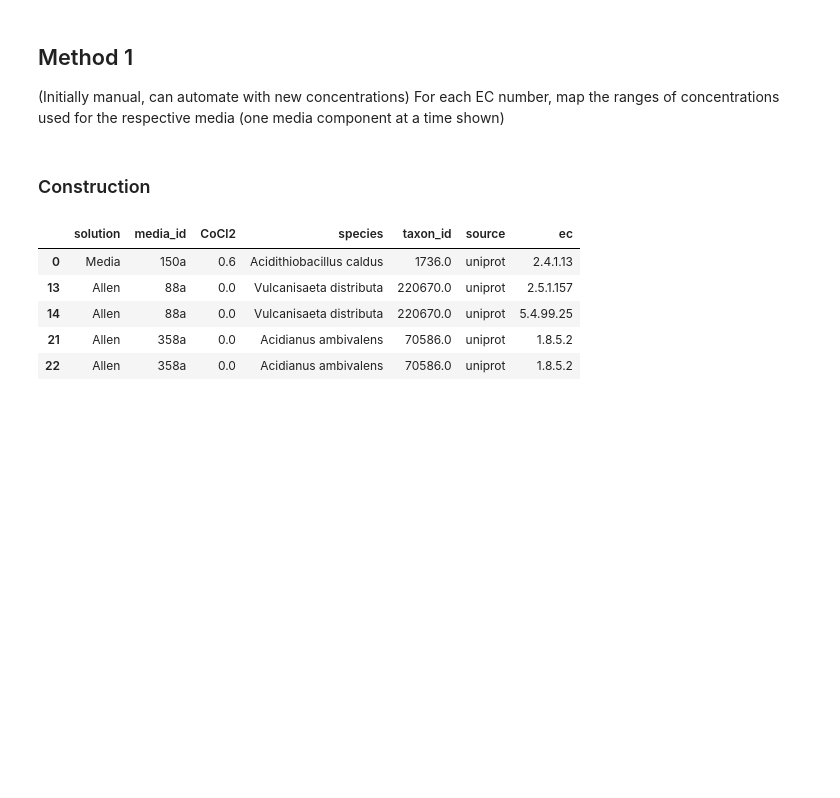
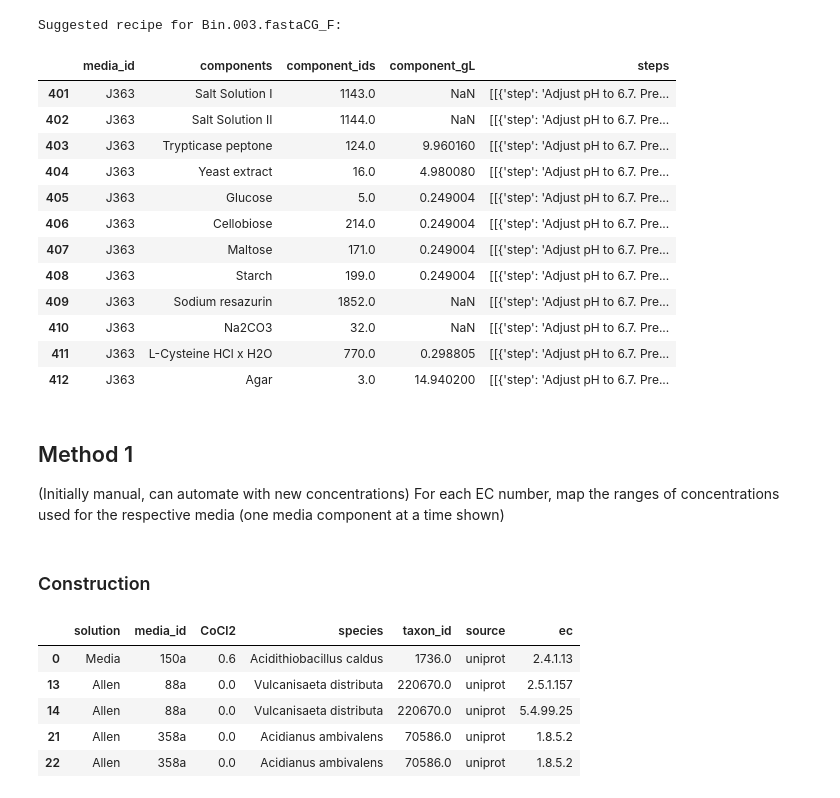
Before and after one commit to giovannellilab/media-prediction, a Jupyter notebook: notebooks/07-Concentration-Mapping.ipynb, the cells around one changed output. Cells and saved outputs as stored; diff of their text form; code cells hidden in the pictures; blank space fills up the shorter version.

Commit message:
Add single-neighbor media predictor

```diff
--- a/notebooks/07-Concentration-Mapping.ipynb
+++ b/notebooks/07-Concentration-Mapping.ipynb
@@ -8,0 +13,12 @@ DATA_DIR = "~/Desktop/code/data/"
+# %%
+# Model ouptut when K-Neighbors classifier n_neighbors=1
+model = pd.read_csv(os.path.join(DATA_DIR, "one-neighbor-test.csv"))
+
+df = model[["taxon_id", "Test Cluster", "RF Classify", "KNN Classify", "neighbor_media_id", "neighbor_taxon_id", "Media Cluster"]]
+df = df.rename(columns={
+    "Test Cluster": "KM_cluster",
+    "RF Classify": "RF_cluster",
+    "KNN Classify": "KN_cluster"
+})
+
+df.head()
@@ -8,0 +32,13 @@ DATA_DIR = "~/Desktop/code/data/"
+# %%
+# Updated media dataframe with concentrations (where available)
+media_info = pd.read_csv(os.path.join(DATA_DIR, "mediadive", "mediadive-complete.csv"))
+
+# Explode and format
+media_exploded = media_info.explode(['components', 'component_ids', 'component_gL'])
+media_exploded.reset_index(drop=True, inplace=True)
+md_df = pd.read_csv(os.path.join(DATA_DIR, "mediadive", "mediadive-complete-explo.csv"))
+md_df = md_df[["media_id", "components", "component_ids", "component_gL", "steps"]]
+
+# Merge with the neighbor data
+merged = df.merge(md_df, left_on='neighbor_media_id', right_on='media_id', how='left') #or md_grouped rather than md_df
+merged.head()
@@ -9,3 +52,34 @@ DATA_DIR = "~/Desktop/code/data/"
+# %%
+# Filter for one sample
+bin = "Bin.003.fastaCG_F"
+filter = merged["taxon_id"].str.contains(bin) # TEST SAMPLE OF INTEREST
+sample = merged[filter]
+
+# Drop all forms of water (clutter)
+water = sample["components"].str.contains("water")
+recipe = sample[~water]
+recipe = recipe[["media_id", "components", "component_ids", "component_gL", "steps"]]
+#recipe.to_csv(os.path.join(DATA_DIR, "recipe_test.csv"), index=False)
+
+print("Suggested recipe for {}:".format(bin))
+recipe
+
+# Can check accuracy/missing concentrations/steps from https://mediadive.dsmz.de/rest/medium/{media_id}
+# %% [output]
+Suggested recipe for Bin.003.fastaCG_F:
+|  | media_id | components | component_ids | component_gL | steps |
+| 401 | J363 | Salt Solution I | 1143.0 | NaN | [[{'step': 'Adjust pH to 6.7. Pre... |
+| 402 | J363 | Salt Solution II | 1144.0 | NaN | [[{'step': 'Adjust pH to 6.7. Pre... |
+| 403 | J363 | Trypticase peptone | 124.0 | 9.960160 | [[{'step': 'Adjust pH to 6.7. Pre... |
+| 404 | J363 | Yeast extract | 16.0 | 4.980080 | [[{'step': 'Adjust pH to 6.7. Pre... |
+| 405 | J363 | Glucose | 5.0 | 0.249004 | [[{'step': 'Adjust pH to 6.7. Pre... |
+| 406 | J363 | Cellobiose | 214.0 | 0.249004 | [[{'step': 'Adjust pH to 6.7. Pre... |
+| 407 | J363 | Maltose | 171.0 | 0.249004 | [[{'step': 'Adjust pH to 6.7. Pre... |
+| 408 | J363 | Starch | 199.0 | 0.249004 | [[{'step': 'Adjust pH to 6.7. Pre... |
+| 409 | J363 | Sodium resazurin | 1852.0 | NaN | [[{'step': 'Adjust pH to 6.7. Pre... |
+| 410 | J363 | Na2CO3 | 32.0 | NaN | [[{'step': 'Adjust pH to 6.7. Pre... |
+| 411 | J363 | L-Cysteine HCl x H2O | 770.0 | 0.298805 | [[{'step': 'Adjust pH to 6.7. Pre... |
+| 412 | J363 | Agar | 3.0 | 14.940200 | [[{'step': 'Adjust pH to 6.7. Pre... |
 # %% [markdown]
 ## Method 1
 
```
Also changed, not shown: parts of 3 cells of this notebook.
